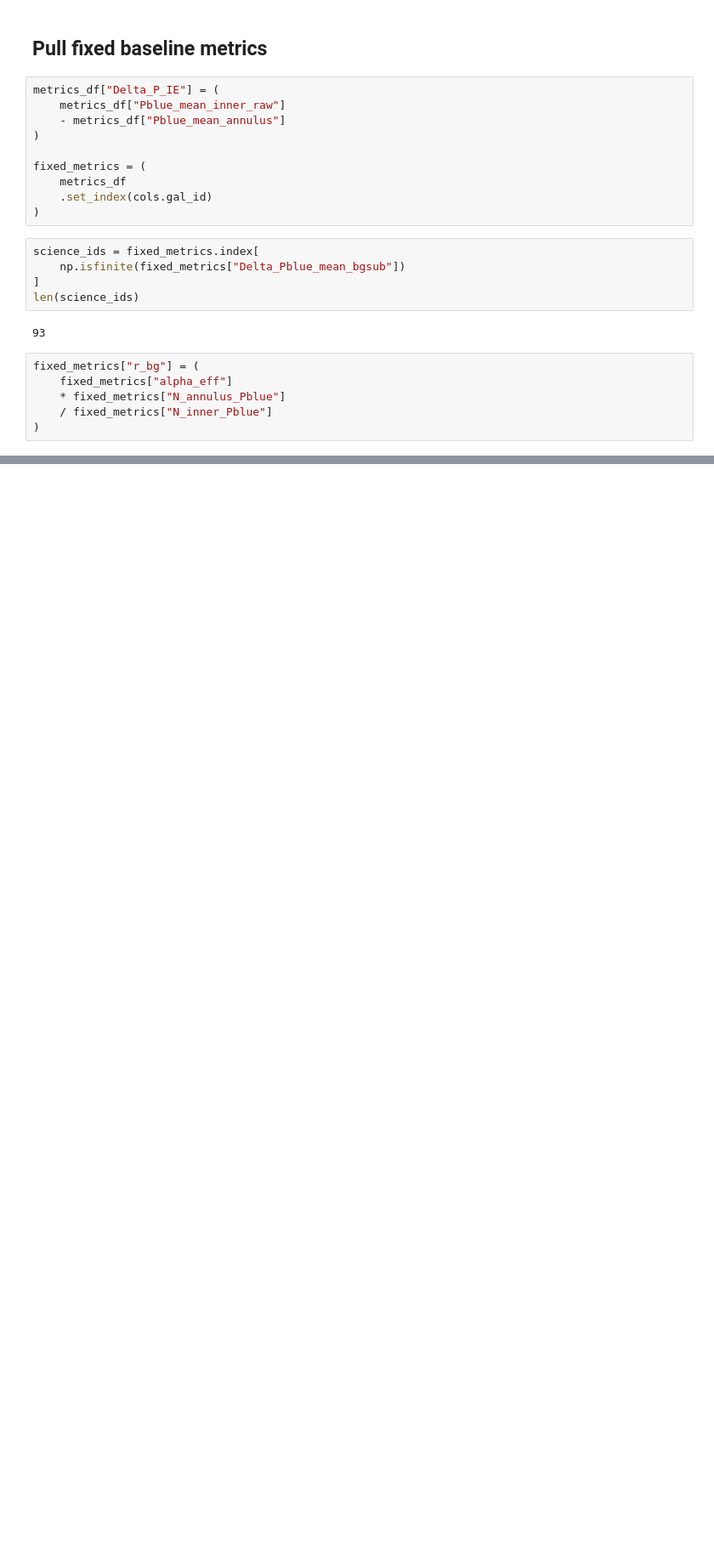
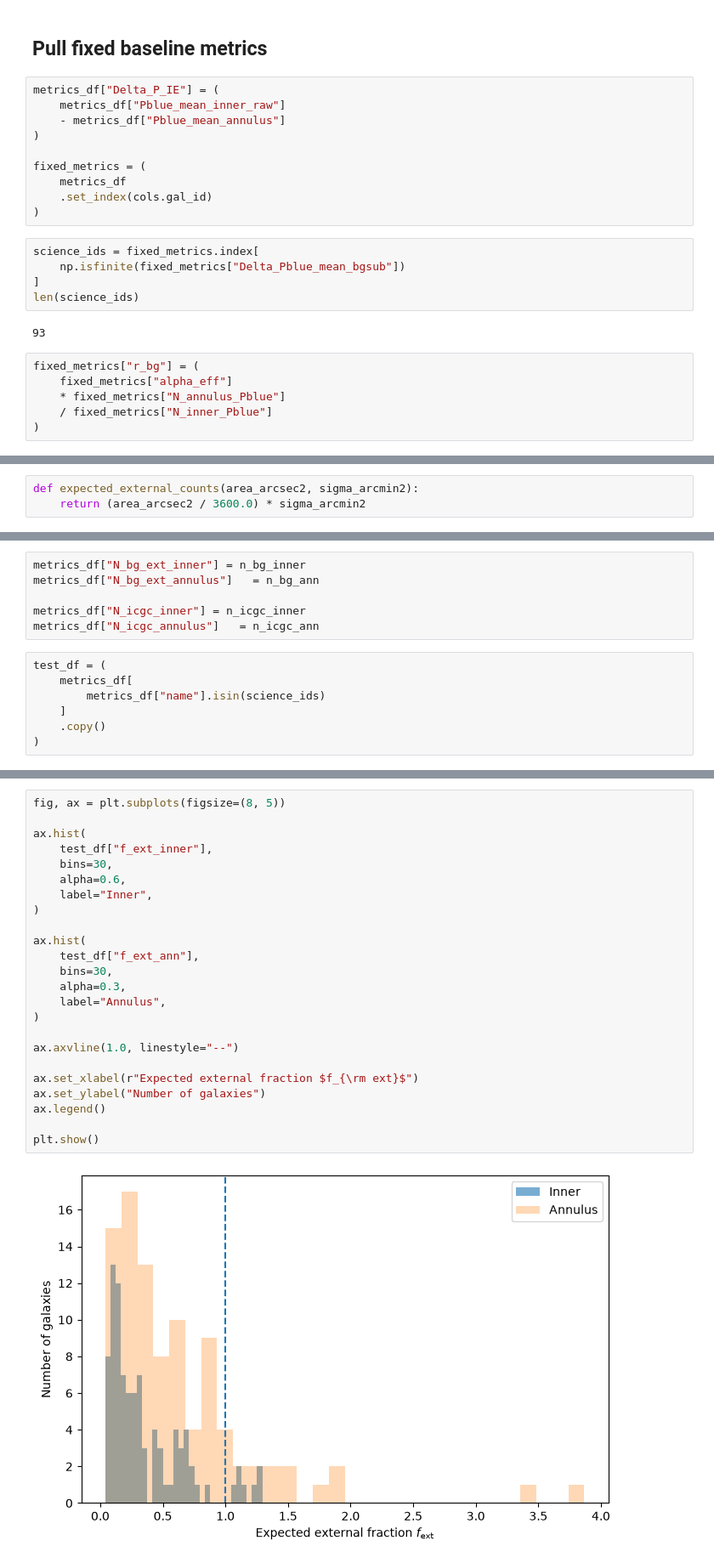
Before and after one commit to Pommers/Coma-GCS-colors, a Jupyter notebook: 07_ext_background_sensitivity.ipynb, the cells around one changed output, grey strips where cells are left out. Shown at 85% size. Drawn from its saved outputs; the diff is of its cells as text; blank space fills up the shorter version.

Commit message:
Initial background sensitivity tests

```diff
--- a/07_ext_background_sensitivity.ipynb
+++ b/07_ext_background_sensitivity.ipynb
@@ -625,0 +639,3 @@ fixed_metrics["r_bg"] = (
+# %%
+def expected_external_counts(area_arcsec2, sigma_arcmin2):
+    return (area_arcsec2 / 3600.0) * sigma_arcmin2
@@ -625,0 +912,13 @@ fixed_metrics["r_bg"] = (
+# %%
+metrics_df["N_bg_ext_inner"] = n_bg_inner
+metrics_df["N_bg_ext_annulus"]   = n_bg_ann
+
+metrics_df["N_icgc_inner"] = n_icgc_inner
+metrics_df["N_icgc_annulus"]   = n_icgc_ann
+# %%
+test_df = (
+    metrics_df[
+        metrics_df["name"].isin(science_ids)
+    ]
+    .copy()
+)
@@ -625,0 +1015,26 @@ fixed_metrics["r_bg"] = (
+# %%
+fig, ax = plt.subplots(figsize=(8, 5))
+
+ax.hist(
+    test_df["f_ext_inner"],
+    bins=30,
+    alpha=0.6,
+    label="Inner",
+)
+
+ax.hist(
+    test_df["f_ext_ann"],
+    bins=30,
+    alpha=0.3,
+    label="Annulus",
+)
+
+ax.axvline(1.0, linestyle="--")
+
+ax.set_xlabel(r"Expected external fraction $f_{\rm ext}$")
+ax.set_ylabel("Number of galaxies")
+ax.legend()
+
+plt.show()
+# %% [output]
+[figure, added]
```
Also changed, not shown: parts of 36 cells of this notebook.
